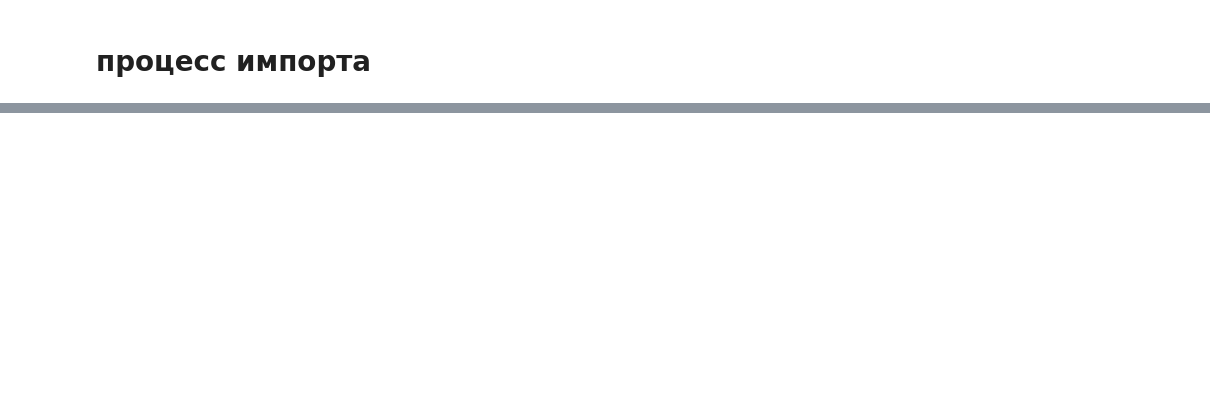
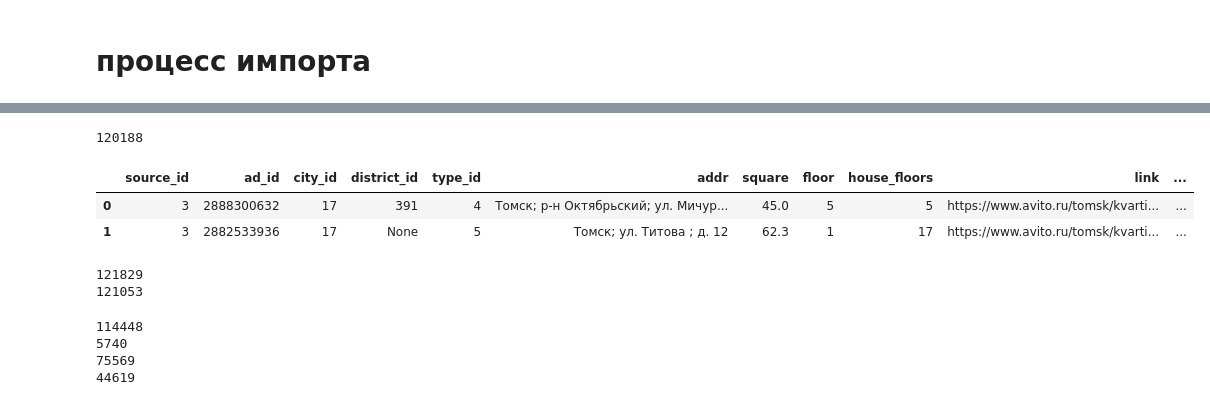
Before and after one commit to Nedvizhka/yadisk_loader, a Jupyter notebook: dev_check_jupyter/dev_parse_w_dadata.ipynb, the cells around one changed output, grey strips where cells are left out. Cells and saved outputs as stored; diff of their text form; code cells hidden in the pictures; blank space fills up the shorter version.

```diff
--- a/dev_check_jupyter/dev_parse_w_dadata.ipynb
+++ b/dev_check_jupyter/dev_parse_w_dadata.ipynb
@@ -45,0 +128,30 @@ sql_server, sql_engine = get_sql_engine(ssh_host, ssh_port, ssh_username, ssh_pa
+# %%
+print(len(df_avito_realty))
+df_avito_realty.head(2)
+# %% [output]
+120188
+|  | source_id | ad_id | city_id | district_id | type_id | addr | square | floor | house_floors | link | ... |
+| 0 | 3 | 2888300632 | 17 | 391 | 4 | Томск; р-н Октябрьский; ул. Мичур... | 45.0 | 5 | 5 | https://www.avito.ru/tomsk/kvarti... | ... |
+| 1 | 3 | 2882533936 | 17 | None | 5 | Томск; ул. Титова ; д. 12 | 62.3 | 1 | 17 | https://www.avito.ru/tomsk/kvarti... | ... |
+# %%
+a_1day = pd.read_csv("15-04-23 (без дублей).csv", delimiter=';', encoding='utf8')
+a_1m = pd.read_csv("16-03-23 (без дублей).csv", delimiter=';', encoding='utf8')
+a_1day['ad_id'] = a_1day['Ссылка'].apply(lambda x: x.split('_')[-1])
+a_1m['ad_id'] = a_1m['Ссылка'].apply(lambda x: x.split('_')[-1])
+a_1day_adids = a_1day.ad_id.unique().tolist()
+a_1m_adids = a_1m.ad_id.unique().tolist()
+print(len(a_1day_adids))
+print(len(a_1m_adids))
+# %% [output]
+121829
+121053
+# %%
+print(len(df_avito_realty[df_avito_realty.ad_id.isin(a_1day_adids)][list_realty_cols]))
+print(len(df_avito_realty[~df_avito_realty.ad_id.isin(a_1day_adids)][list_realty_cols]))
+print(len(df_avito_realty[df_avito_realty.ad_id.isin(a_1m_adids)][list_realty_cols]))
+print(len(df_avito_realty[~df_avito_realty.ad_id.isin(a_1m_adids)][list_realty_cols]))
+# %% [output]
+114448
+5740
+75569
+44619
```
Also changed, not shown: parts of 26 cells of this notebook, 6 other files.
